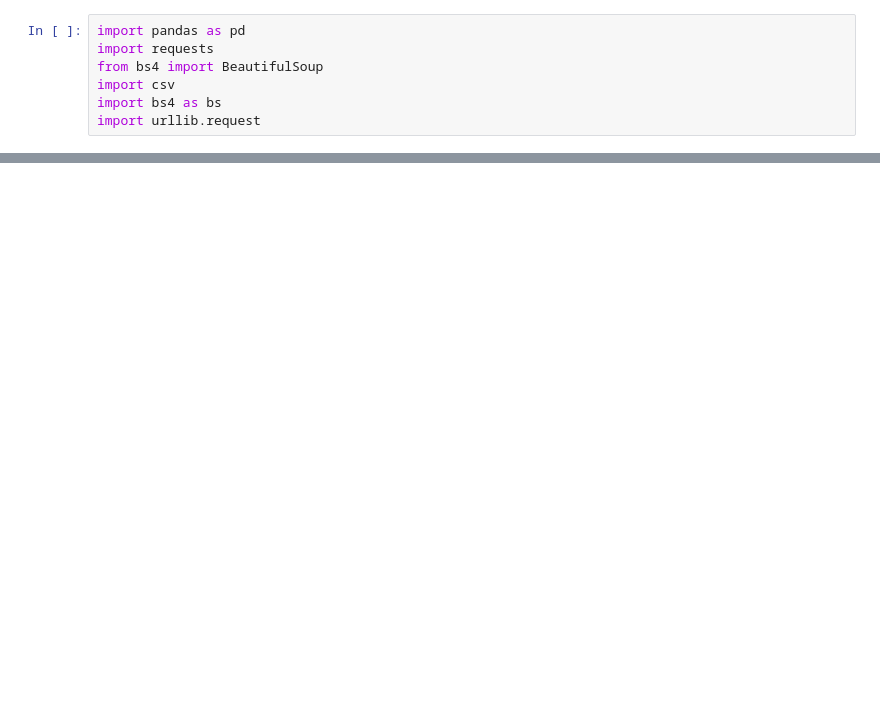
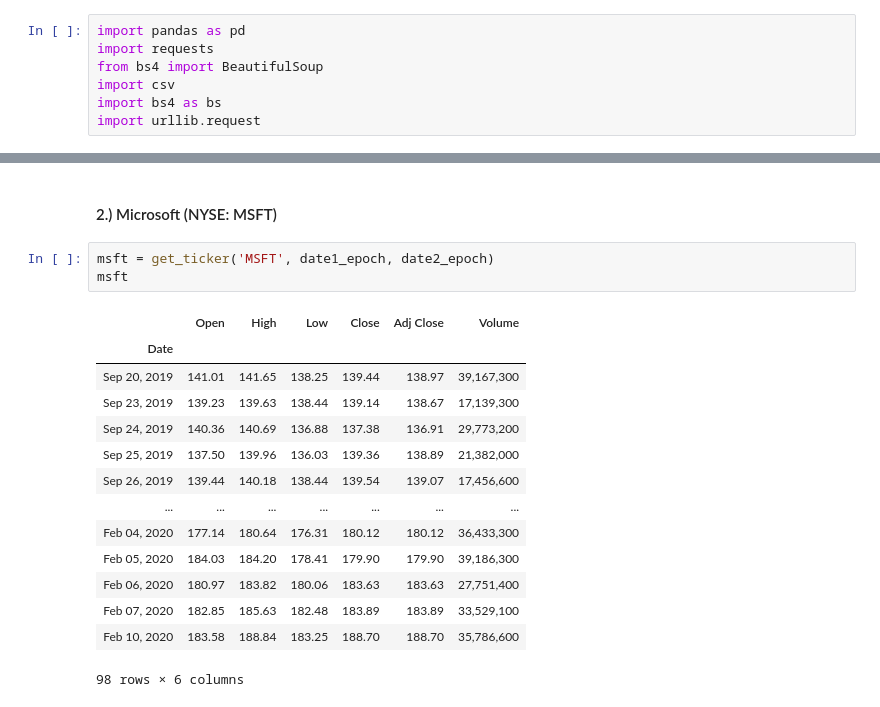
Before and after one commit to nabrarpour4/Webscraping_Portfolio_Optimization, a Jupyter notebook: Web_Scraping.ipynb, the cells around one changed output, grey strips where cells are left out. Saved outputs shown, nothing was run; the diff lists cells and outputs as text; blank space fills up the shorter version.

```diff
--- a/Web_Scraping.ipynb
+++ b/Web_Scraping.ipynb
@@ -113,3 +81,23 @@ import urllib.request
+# %% [markdown]
+#### 2.) Microsoft (NYSE: MSFT)
+# %%
+msft = get_ticker('MSFT', date1_epoch, date2_epoch)
+msft
+# %% [output]
+|  | Open | High | Low | Close | Adj Close | Volume |
+| Date |  |  |  |  |  |  |
+| Sep 20, 2019 | 141.01 | 141.65 | 138.25 | 139.44 | 138.97 | 39,167,300 |
+| Sep 23, 2019 | 139.23 | 139.63 | 138.44 | 139.14 | 138.67 | 17,139,300 |
+| Sep 24, 2019 | 140.36 | 140.69 | 136.88 | 137.38 | 136.91 | 29,773,200 |
+| Sep 25, 2019 | 137.50 | 139.96 | 136.03 | 139.36 | 138.89 | 21,382,000 |
+| Sep 26, 2019 | 139.44 | 140.18 | 138.44 | 139.54 | 139.07 | 17,456,600 |
+| ... | ... | ... | ... | ... | ... | ... |
+| Feb 04, 2020 | 177.14 | 180.64 | 176.31 | 180.12 | 180.12 | 36,433,300 |
+| Feb 05, 2020 | 184.03 | 184.20 | 178.41 | 179.90 | 179.90 | 39,186,300 |
+| Feb 06, 2020 | 180.97 | 183.82 | 180.06 | 183.63 | 183.63 | 27,751,400 |
+| Feb 07, 2020 | 182.85 | 185.63 | 182.48 | 183.89 | 183.89 | 33,529,100 |
+| Feb 10, 2020 | 183.58 | 188.84 | 183.25 | 188.70 | 188.70 | 35,786,600 |
+98 rows × 6 columns
 # %%
 names=[]
 prices=[]
```
Also changed, not shown: parts of 26 cells of this notebook.
